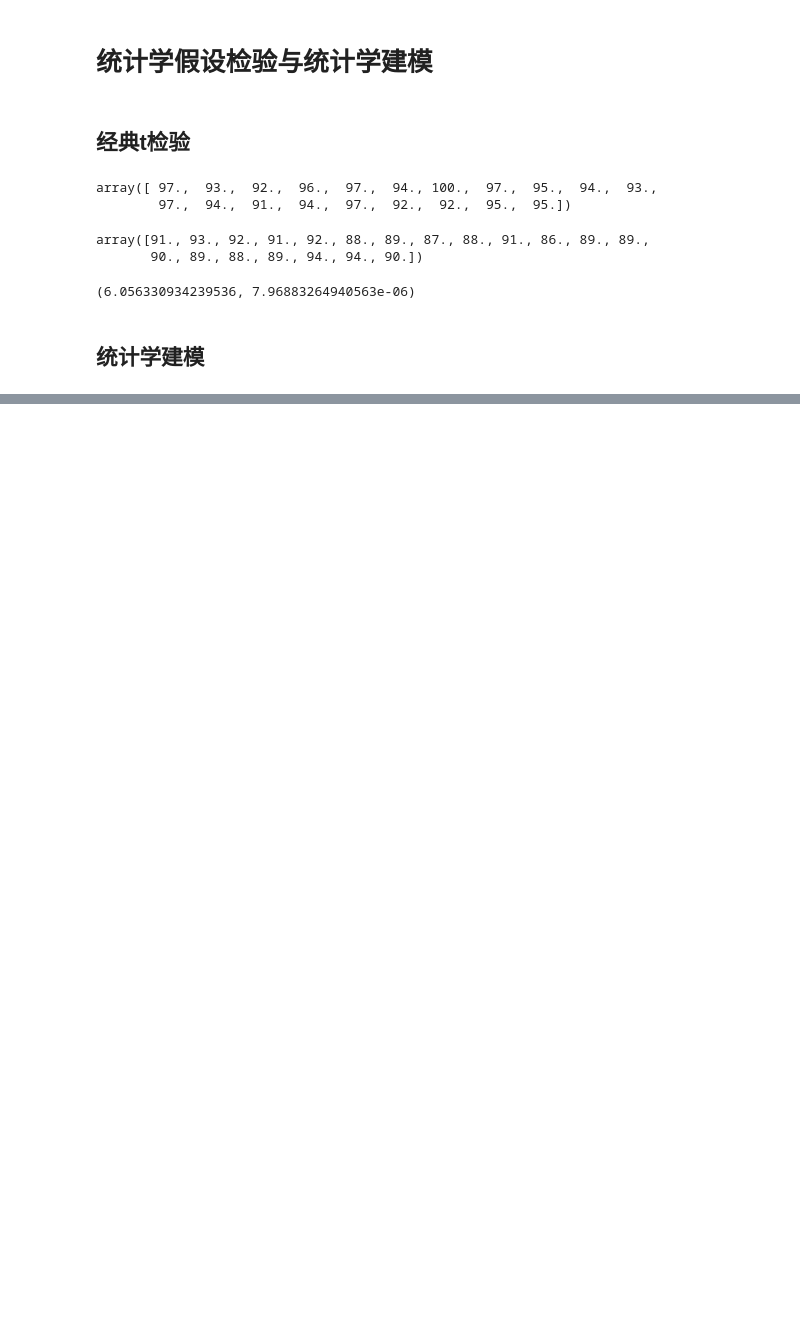
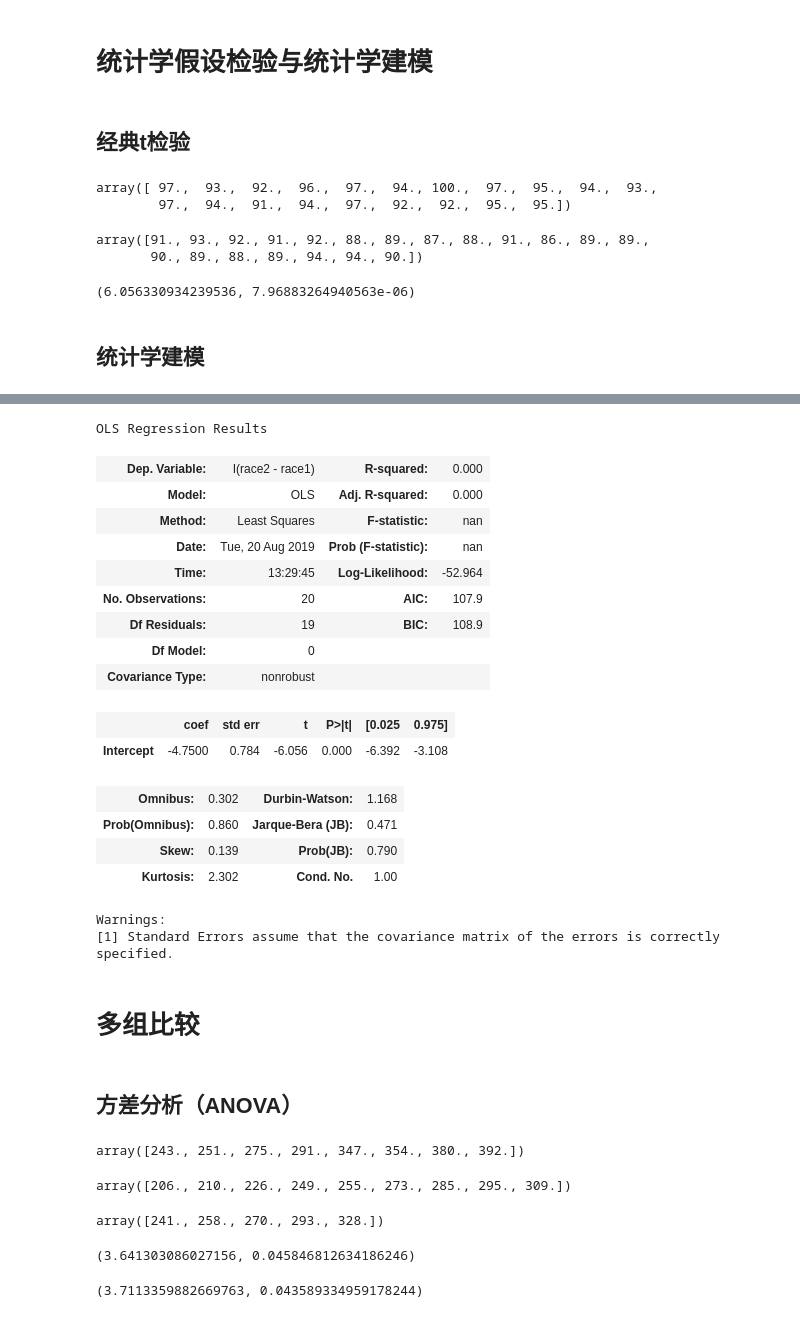
Before and after one commit to longfengpili/statsintro_python, a Jupyter notebook: 第八章数值型数据的均值检验.ipynb, the cells around one changed output, grey strips where cells are left out. Cells and saved outputs as stored; diff of their text form; code cells hidden in the pictures; blank space fills up the shorter version.

```diff
--- a/第八章数值型数据的均值检验.ipynb
+++ b/第八章数值型数据的均值检验.ipynb
@@ -280,0 +299,26 @@ ImportError: cannot import name 'factorial' from 'scipy.misc' (D:\ProgramData\An
+# %%
+result = sm.ols(formula='I(race2-race1) ~ 1', data=df).fit()
+result.summary()
+# %% [output]
+OLS Regression Results
+| Dep. Variable: | I(race2 - race1) | R-squared: | 0.000 |
+| Model: | OLS | Adj. R-squared: | 0.000 |
+| Method: | Least Squares | F-statistic: | nan |
+| Date: | Tue, 20 Aug 2019 | Prob (F-statistic): | nan |
+| Time: | 13:29:45 | Log-Likelihood: | -52.964 |
+| No. Observations: | 20 | AIC: | 107.9 |
+| Df Residuals: | 19 | BIC: | 108.9 |
+| Df Model: | 0 |  |  |
+| Covariance Type: | nonrobust |  |  |
+|  | coef | std err | t | P>|t| | [0.025 | 0.975] |
+| Intercept | -4.7500 | 0.784 | -6.056 | 0.000 | -6.392 | -3.108 |
+| Omnibus: | 0.302 | Durbin-Watson: | 1.168 |
+| Prob(Omnibus): | 0.860 | Jarque-Bera (JB): | 0.471 |
+| Skew: | 0.139 | Prob(JB): | 0.790 |
+| Kurtosis: | 2.302 | Cond. No. | 1.00 |
+Warnings:
+[1] Standard Errors assume that the covariance matrix of the errors is correctly specified.
+# %% [markdown]
+# 多组比较
+# %% [markdown]
+## 方差分析（ANOVA）
@@ -280,0 +329,26 @@ ImportError: cannot import name 'factorial' from 'scipy.misc' (D:\ProgramData\An
+# %%
+inFile = './ISP/Code_Quantlets/08_TestsMeanValues/anovaOneway/altman_910.txt'
+data = np.genfromtxt(inFile, delimiter=',')
+
+# Sort them into groups, according to column 1
+group1 = data[data[:,1]==1,0]
+group2 = data[data[:,1]==2,0]
+group3 = data[data[:,1]==3,0]
+
+group1
+group2
+group3
+# %% [output]
+array([243., 251., 275., 291., 347., 354., 380., 392.])
+array([206., 210., 226., 249., 255., 273., 285., 295., 309.])
+array([241., 258., 270., 293., 328.])
+# %%
+w, p = st.levene(group1, group2, group3) #方差齐性检验
+w, p
+# %% [output]
+(3.641303086027156, 0.045846812634186246)
+# %%
+F_statistic, pVal = st.f_oneway(group1, group2, group3) #方差齐性检验
+F_statistic, pVal
+# %% [output]
+(3.7113359882669763, 0.043589334959178244)
```
Also changed, not shown: parts of 9 cells of this notebook.
